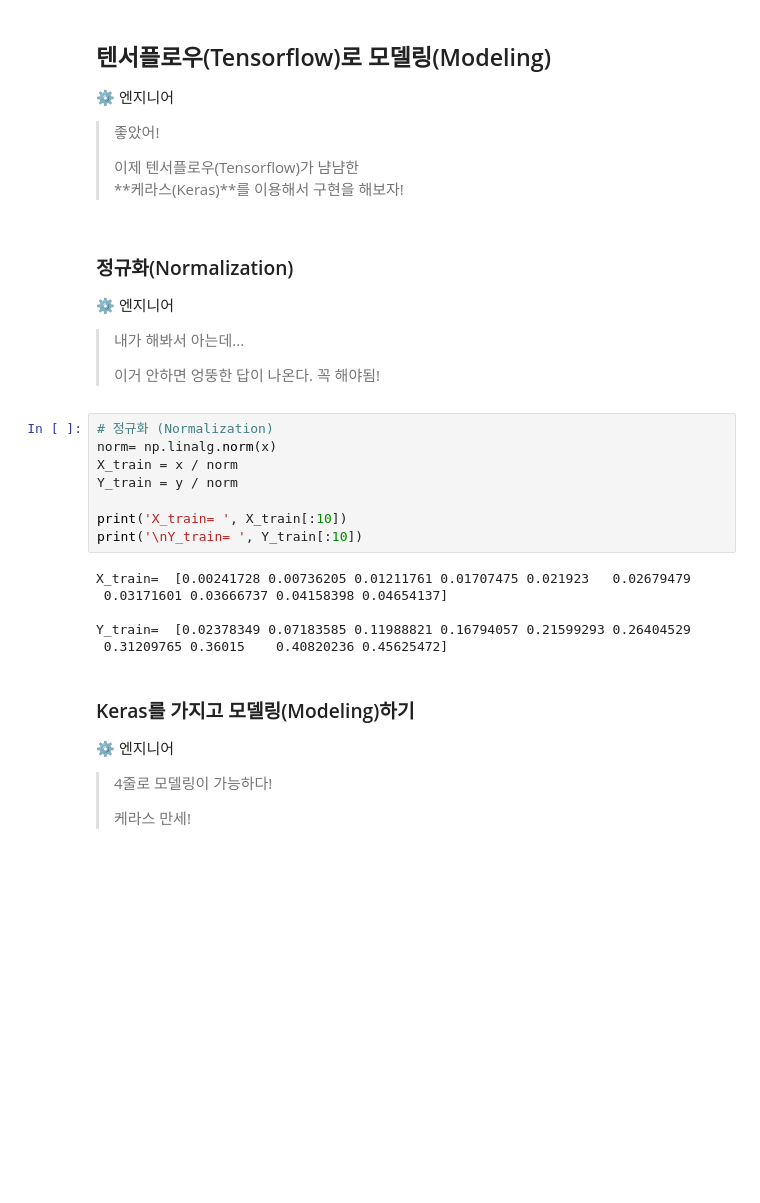
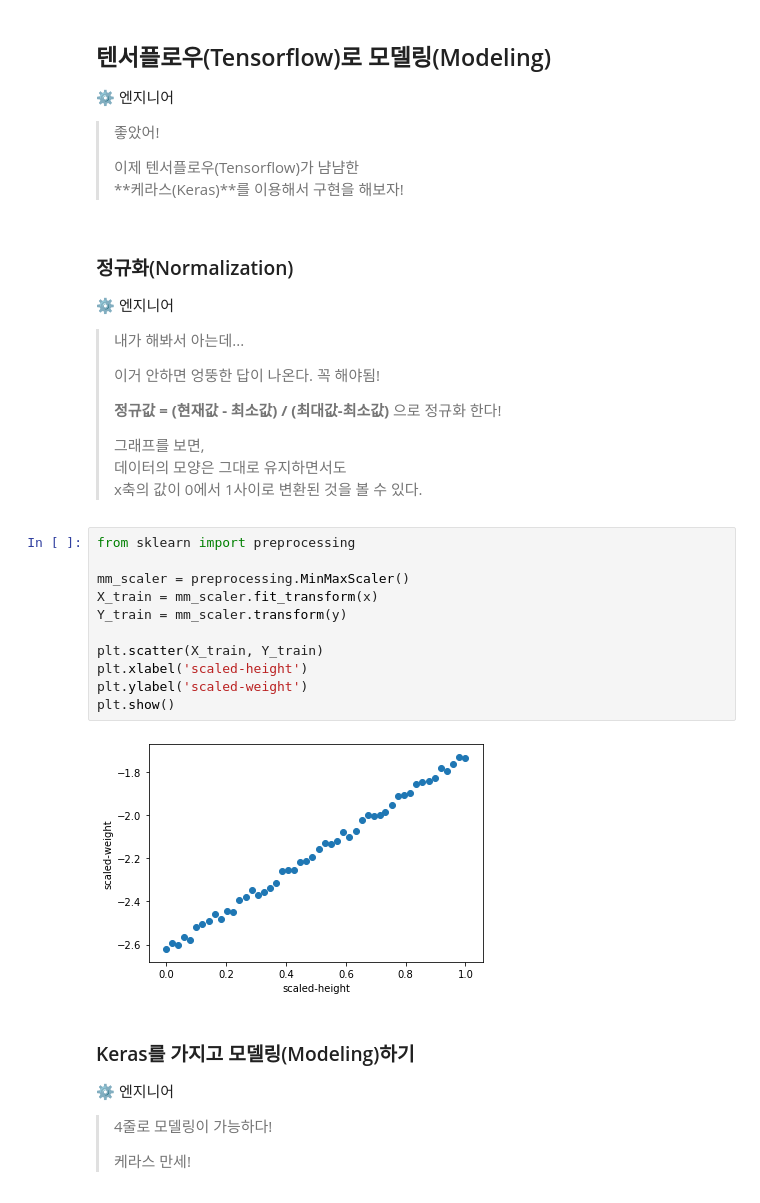
Before and after one commit to skettee/notebooks, a Jupyter notebook: linear_regression.ipynb, the cells around one changed output. Cells and saved outputs as stored; diff of their text form; blank space fills up the shorter version.

```diff
--- a/linear_regression.ipynb
+++ b/linear_regression.ipynb
@@ -324,20 +314,25 @@ x for minimum y is:  1.0000000033659349
 >
 > 이거 안하면 엉뚱한 답이 나온다.
 > 꼭 해야됨!
+>
+> **정규값 = (현재값 - 최소값) / (최대값-최소값)** 으로 정규화 한다!
+>
+> 그래프를 보면,
+> 데이터의 모양은 그대로 유지하면서도
+> x축의 값이 0에서 1사이로 변환된 것을 볼 수 있다.
-# %%
-# 정규화 (Normalization)
-norm= np.linalg.norm(x)
-X_train = x / norm
-Y_train = y / norm
-
-print('X_train= ', X_train[:10])
-print('\nY_train= ', Y_train[:10])
-# %% [output]
-X_train=  [0.00241728 0.00736205 0.01211761 0.01707475 0.021923   0.02679479
- 0.03171601 0.03666737 0.04158398 0.04654137]
-
-Y_train=  [0.02378349 0.07183585 0.11988821 0.16794057 0.21599293 0.26404529
- 0.31209765 0.36015    0.40820236 0.45625472]
+# %%
+from sklearn import preprocessing
+
+mm_scaler = preprocessing.MinMaxScaler()
+X_train = mm_scaler.fit_transform(x)
+Y_train = mm_scaler.transform(y)
+
+plt.scatter(X_train, Y_train)
+plt.xlabel('scaled-height')
+plt.ylabel('scaled-weight')
+plt.show()
+# %% [output]
+[figure, added]
 # %% [markdown]
 ### Keras를 가지고 모델링(Modeling)하기
 
```
Also changed, not shown: parts of 33 cells of this notebook, 2 other files.
